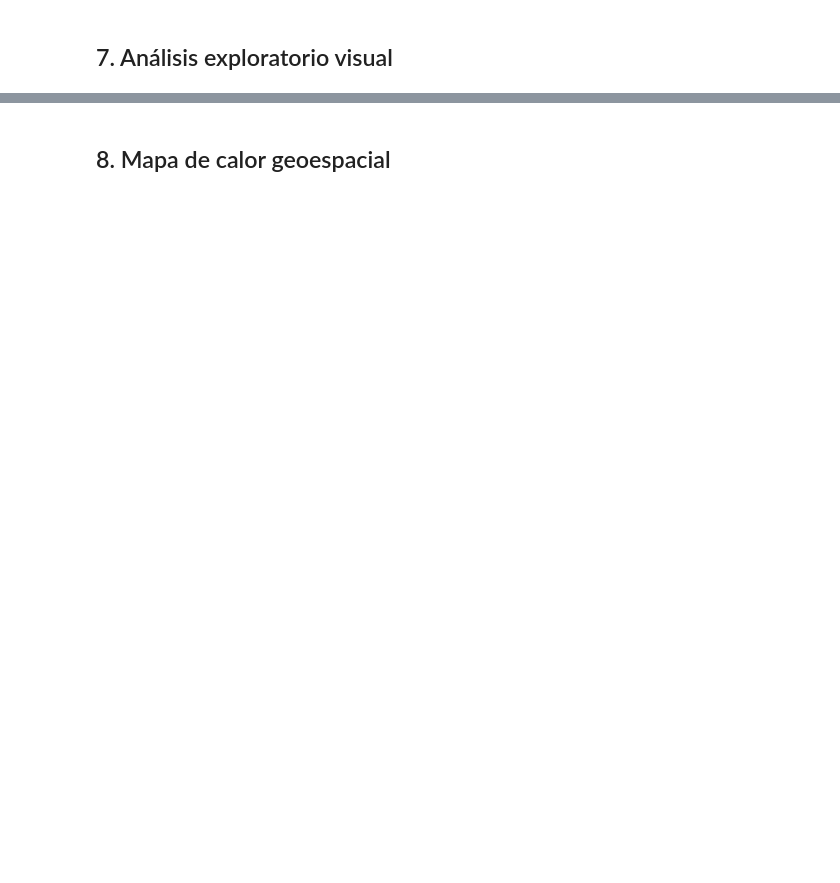
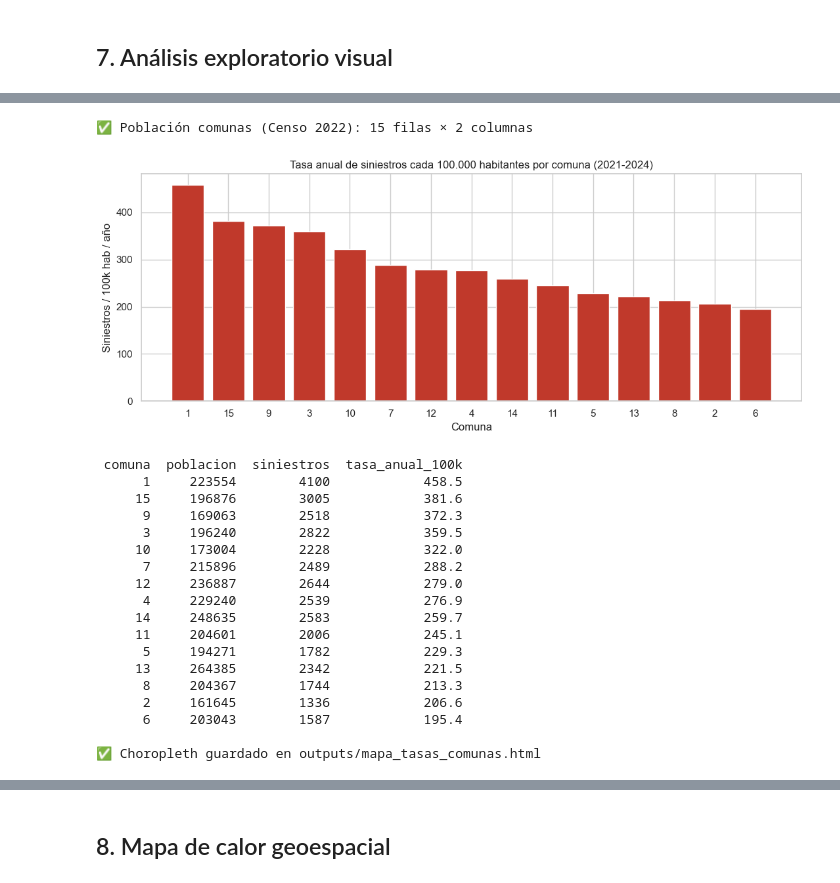
Before and after one commit to valenmendez01/TPO-CienciaDeDatos, a Jupyter notebook: siniestros_viales_pipeline.ipynb, the cells around one changed output, grey strips where cells are left out. Cells and saved outputs as stored; diff of their text form; code cells hidden in the pictures; blank space fills up the shorter version.

```diff
--- a/siniestros_viales_pipeline.ipynb
+++ b/siniestros_viales_pipeline.ipynb
@@ -800,0 +1209,56 @@ if df_final is not None:
+# %%
+# ── Tasa anual de siniestros cada 100k habitantes por comuna ──
+if df_final is not None:
+    df_pob = cargar_csv(EXT + 'poblacion_comunas_censo2022.csv', 'Población comunas (Censo 2022)', encoding='utf-8')
+
+    com = df_final['comuna_siniestro'].str.extract(r'(\d+)')[0].dropna().astype(int)
+    tasa = (com.value_counts().rename_axis('comuna').rename('siniestros').reset_index()
+            .merge(df_pob, on='comuna'))
+    tasa['tasa_anual_100k'] = tasa['siniestros'] / 4 / tasa['poblacion'] * 100_000
+    tasa = tasa.sort_values('tasa_anual_100k', ascending=False)
+
+    plt.figure(figsize=(11, 4.5))
+    plt.bar(tasa['comuna'].astype(str), tasa['tasa_anual_100k'], color='#c0392b', edgecolor='white')
+    plt.title('Tasa anual de siniestros cada 100.000 habitantes por comuna (2021-2024)')
+    plt.xlabel('Comuna')
+    plt.ylabel('Siniestros / 100k hab / año')
+    plt.tight_layout()
+    plt.savefig('outputs/tasa_comunas.png', dpi=150, bbox_inches='tight')
+    plt.show()
+    print(tasa[['comuna', 'poblacion', 'siniestros', 'tasa_anual_100k']].round(1).to_string(index=False))
+
+    # Choropleth interactivo (geojson oficial BA Data, key 'comuna')
+    import importlib.util, json as _json
+    if importlib.util.find_spec('folium') is not None:
+        import folium
+        geo = _json.load(open(EXT + 'comunas_caba.geojson'))
+        m = folium.Map(location=[-34.61, -58.44], zoom_start=11, tiles='CartoDB positron')
+        folium.Choropleth(
+            geo_data=geo, data=tasa, columns=['comuna', 'tasa_anual_100k'],
+            key_on='feature.properties.comuna', fill_color='YlOrRd',
+            fill_opacity=0.75, line_opacity=0.4,
+            legend_name='Siniestros anuales cada 100k habitantes'
+        ).add_to(m)
+        m.save('outputs/mapa_tasas_comunas.html')
+        print("\n✅ Choropleth guardado en outputs/mapa_tasas_comunas.html")
+# %% [output]
+✅ Población comunas (Censo 2022): 15 filas × 2 columnas
+[figure, added]
+ comuna  poblacion  siniestros  tasa_anual_100k
+      1     223554        4100            458.5
+     15     196876        3005            381.6
+      9     169063        2518            372.3
+      3     196240        2822            359.5
+     10     173004        2228            322.0
+      7     215896        2489            288.2
+     12     236887        2644            279.0
+      4     229240        2539            276.9
+     14     248635        2583            259.7
+     11     204601        2006            245.1
+      5     194271        1782            229.3
+     13     264385        2342            221.5
+      8     204367        1744            213.3
+      2     161645        1336            206.6
+      6     203043        1587            195.4
+
+✅ Choropleth guardado en outputs/mapa_tasas_comunas.html
```
Also changed, not shown: parts of 64 cells of this notebook, 13 other files.
